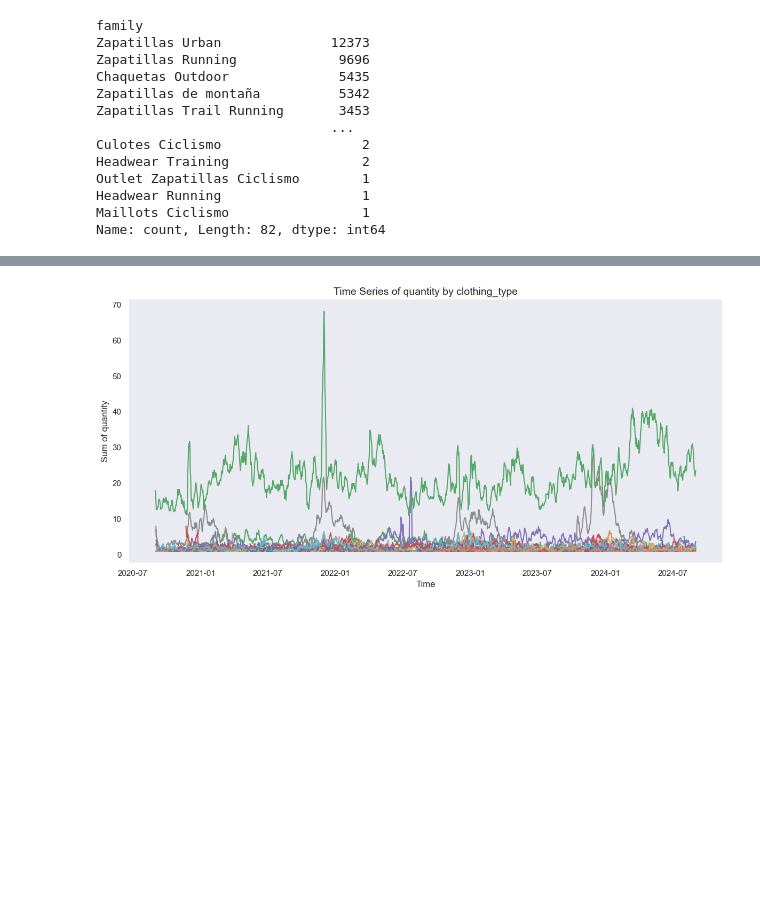
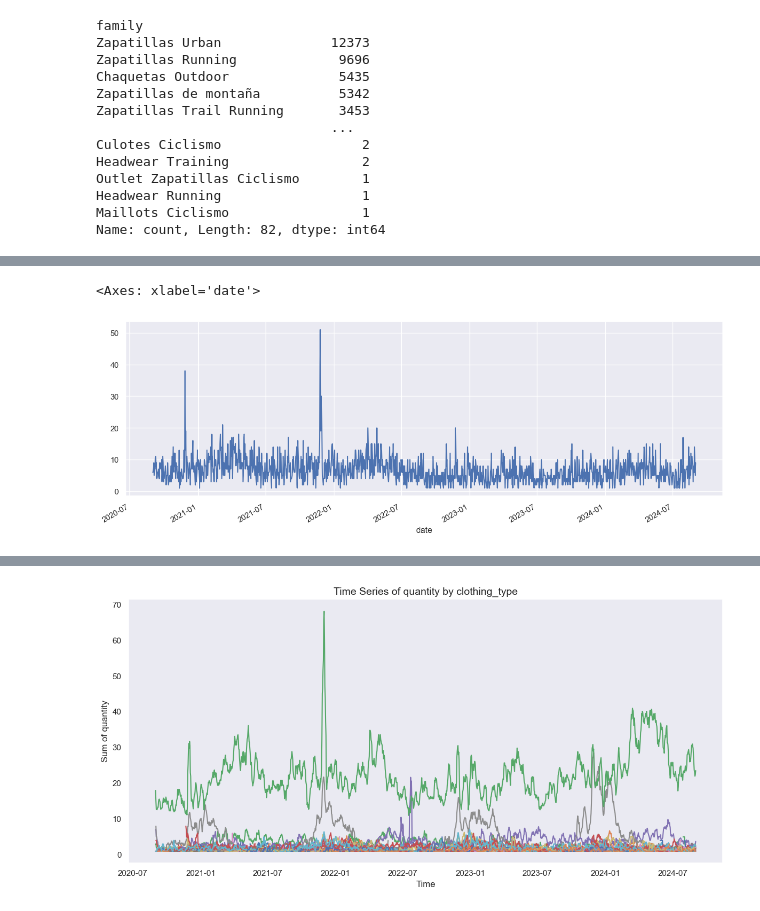
Before and after one commit to giarets/use_case_deporvillage, a Jupyter notebook: 1_data_exploration.ipynb, the cells around one changed output, grey strips where cells are left out. Saved outputs shown, nothing was run; the diff lists cells and outputs as text; code cells hidden in the pictures; blank space fills up the shorter version.

```diff
--- a/1_data_exploration.ipynb
+++ b/1_data_exploration.ipynb
@@ -311,0 +312,5 @@ utils_plots.plot_time_series_by_category(df, category_col='family', target_col='
+# %%
+df[(df['family'] == 'Zapatillas Running')].groupby('date')['quantity'].sum().plot(figsize=(15, 5))
+# %% [output]
+<Axes: xlabel='date'>
+[figure, added]
```
Also changed, not shown: parts of 14 cells of this notebook, 8 other files.
